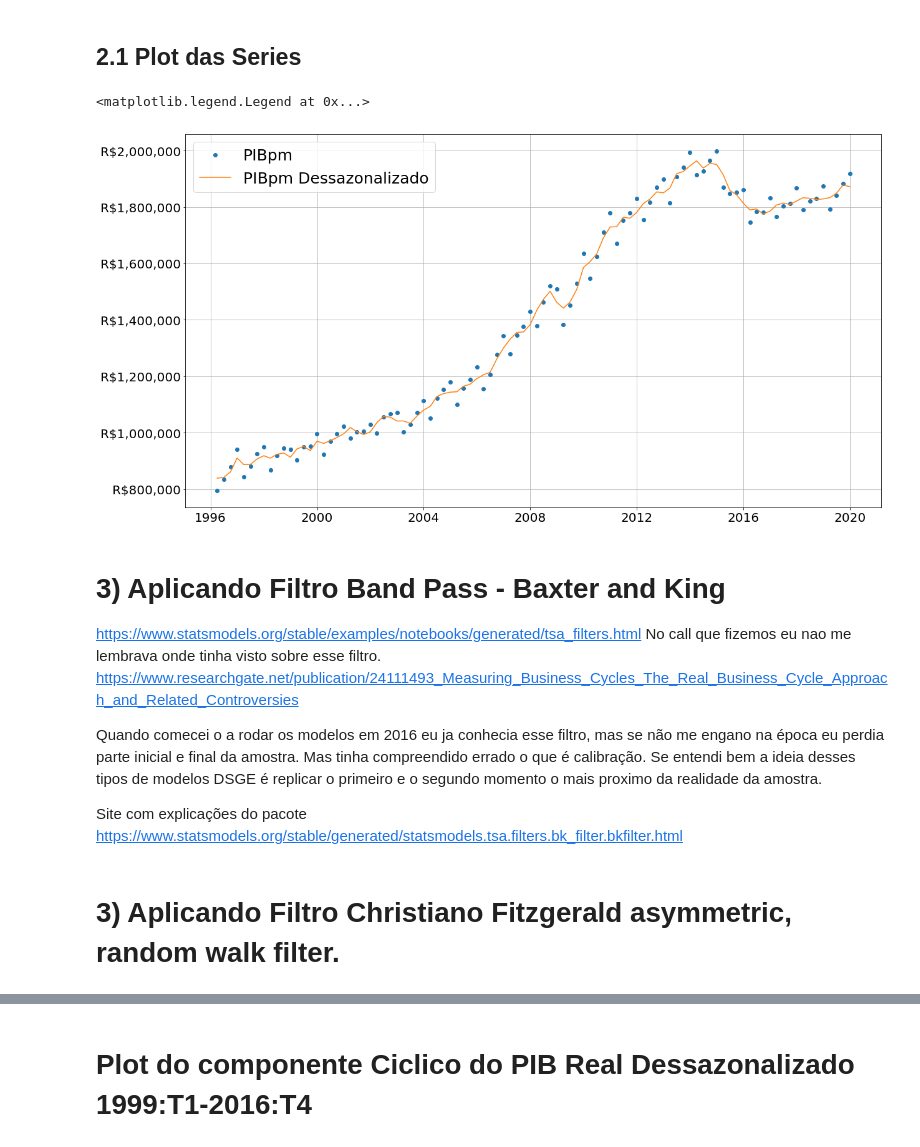
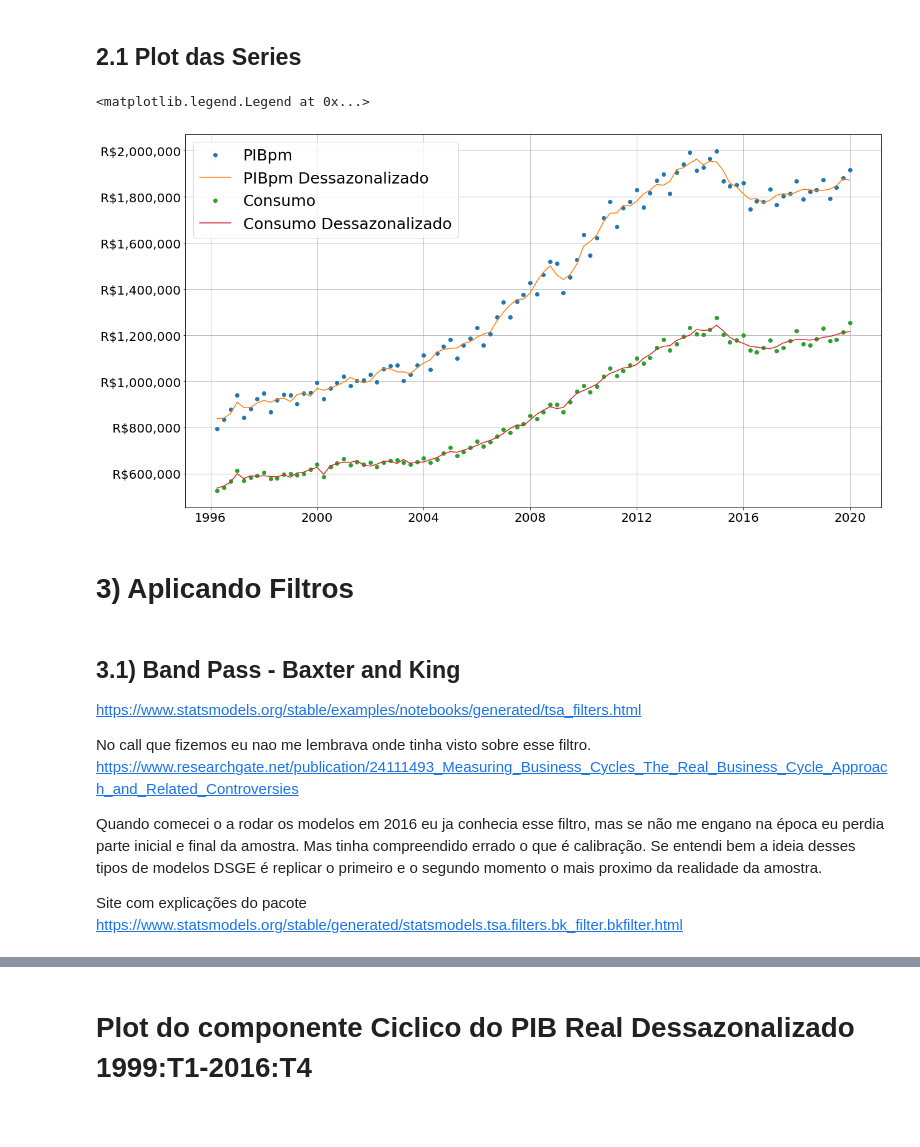
Before and after one commit to FredericoNunes/Artigos, a Jupyter notebook: programas/notebook/Aquivo Inicial, Tratamento dos Dados.ipynb, the cells around one changed output, grey strips where cells are left out. Saved outputs shown, nothing was run; the diff lists cells and outputs as text; code cells hidden in the pictures; blank space fills up the shorter version.

Commit message:
Adicionei as Series do Consumo e Juros Americanos

```diff
--- a/programas/notebook/Aquivo Inicial, Tratamento dos Dados.ipynb
+++ b/programas/notebook/Aquivo Inicial, Tratamento dos Dados.ipynb
@@ -16,20 +16,22 @@ from tabulate import tabulate
 diretorio = os.path.dirname(os.getcwd())
 local_arquivo = os.path.join(diretorio,
                              'dados',
-                             'PIB preços Basico e Preços de Mercado Deflacionados IPCA.xls')
+                             'Dados.xls')
 
 #abrindo o arquivo em dataframe no pandas
 dataframe = pd.read_excel(local_arquivo)
-
-#selecionando a coluna PIB a preços de marcado deflacionado pelo IPCA
-pib_pm_deflacionado_ipca = dataframe['PIB  precos de mercado IPCA']
-
 #As datas dos arquivo ipeadata não são reconhecidos como data pelo python.
 #Abaixo crio uma serie de datas trimestrais e a incluo como indice (index) do dataframe pib_pm_deflacionado_ipca
 index = pd.date_range('1996-03',
-                      periods=len(pib_pm_deflacionado_ipca),
+                      periods=len(dataframe['PIB  precos de mercado IPCA']),
                       freq='Q')
-pib_pm_deflacionado_ipca.index = index
+
+dataframe.index = index
+#selecionando a coluna PIB a preços de marcado deflacionado pelo IPCA
+pib_pm_deflacionado_ipca = dataframe['PIB  precos de mercado IPCA']
+consumo_deflacionado_ipca = dataframe['PIB  consumo final  familias  IPCA']
+embi_media = dataframe['EMBI Média']
+embi_fim_periodo = dataframe['EMBI Fim de Período']
 
 #descomente a linha abaixo pra printar a serie
 #pib_pm_deflacionado_ipca
@@ -55,8 +57,13 @@ local_x13_seassonal_file = os.path.join(diretorio,
 
 #execução do ajuste
 pib_pm_deflacionado_ipca_dessazonalizado = sm.x13.x13_arima_analysis(pib_pm_deflacionado_ipca,x12path=local_x13_seassonal_file)
+consumo_deflacionado_ipca_dessazonalizado = sm.x13.x13_arima_analysis(consumo_deflacionado_ipca,x12path=local_x13_seassonal_file)
+
+
 
 dataframe_pib_pm_deflacionado_ipca_dessazonalizado = pd.DataFrame(pib_pm_deflacionado_ipca_dessazonalizado.seasadj)
+dataframe_consumo_deflacionado_ipca_dessazonalizado = pd.DataFrame(consumo_deflacionado_ipca_dessazonalizado.seasadj)
+
 #Descomente para printar o ajuste
 #pib_pm_deflacionado_ipca_dessazonalizado.seasadj
 # %% [markdown]
@@ -66,37 +73,49 @@ dataframe_pib_pm_deflacionado_ipca_dessazonalizado = pd.DataFrame(pib_pm_deflaci
 import matplotlib.pyplot as plt
 import matplotlib.ticker as mtick
 from matplotlib.backends.backend_pdf import PdfPages
 fmt = 'R${x:,.0f}'
 tick = mtick.StrMethodFormatter(fmt)
 
 
 #Iniciando os gráfico e fazendo configurações globais
 fig, ax = plt.subplots(figsize=(20,11))
 plt.yticks(fontsize=20)
 plt.xticks(fontsize=20)
 
 # Plot da Serie original
 ax.plot(pib_pm_deflacionado_ipca.index,
         pib_pm_deflacionado_ipca.values,'o',label='PIBpm')
 
 # Plot da Serie Com Ajuste Sazonal
 ax.yaxis.set_major_formatter(tick)
 ax.plot(pib_pm_deflacionado_ipca_dessazonalizado.seasadj.index,
         pib_pm_deflacionado_ipca_dessazonalizado.seasadj.values,label='PIBpm Dessazonalizado')
 
+# Plot da Serie original Consumo
+ax.plot(consumo_deflacionado_ipca.index,
+        consumo_deflacionado_ipca.values,'o',label='Consumo')
+
+# Plot da Serie Com Ajuste Sazonal Consump
+ax.yaxis.set_major_formatter(tick)
+ax.plot(consumo_deflacionado_ipca_dessazonalizado.seasadj.index,
+        consumo_deflacionado_ipca_dessazonalizado.seasadj.values,label='Consumo Dessazonalizado')
+
 
 
 # Adicionando linhas verticais e horizontais
 ax.grid(True)
 
 # Adicionando as legndas
 ax.legend(loc="upper left",fontsize=25)
 # %% [output]
 <matplotlib.legend.Legend at 0x...>
-[figure, old version]
+[figure, new version]
+# %% [markdown]
+# 3) Aplicando Filtros
 # %% [markdown]
-# 3) Aplicando Filtro Band Pass - Baxter and King
+## 3.1) Band Pass - Baxter and King
 https://www.statsmodels.org/stable/examples/notebooks/generated/tsa_filters.html
+
 No call que fizemos eu nao me lembrava onde tinha visto sobre esse filtro.
 https://www.researchgate.net/publication/24111493_Measuring_Business_Cycles_The_Real_Business_Cycle_Approach_and_Related_Controversies
 
@@ -129,5 +151,3 @@ df_pib_filtrado.index.name = "Data"
 pib_filtrado_tabela_HTML = tabulate(df_pib_filtrado, tablefmt="html")
 # descomente para printar a tabela
 #display(HTML(pib_filtrado_tabela_HTML))
-# %% [markdown]
-# 3) Aplicando Filtro Christiano Fitzgerald asymmetric, random walk filter.
```
Also changed, not shown: parts of 12 cells of this notebook, 6 other files.
